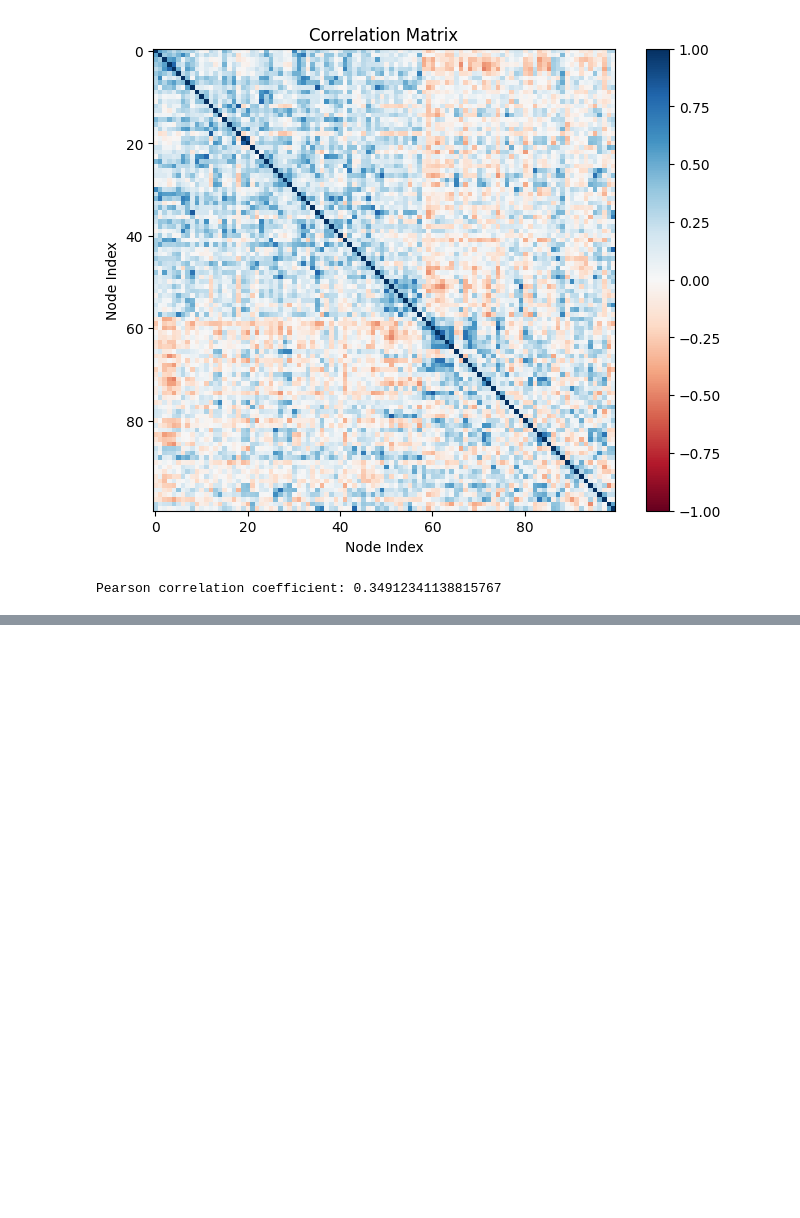
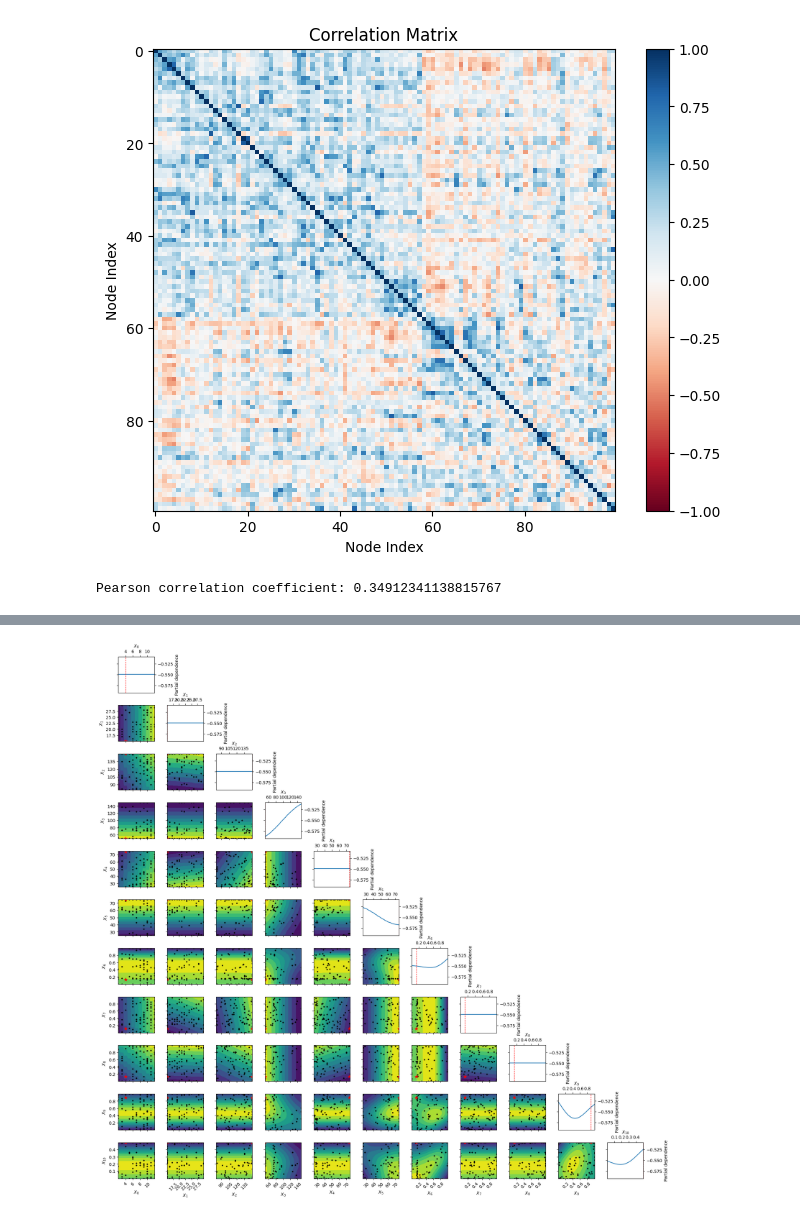
Before and after one commit to emias12/FinalYearProject, a Jupyter notebook: Jansen&Rit.ipynb, the cells around one changed output, grey strips where cells are left out. Drawn from its saved outputs; the diff is of its cells as text; code cells hidden in the pictures; blank space fills up the shorter version.

```diff
--- a/Jansen&Rit.ipynb
+++ b/Jansen&Rit.ipynb
@@ -249,3 +249,10 @@ Pearson correlation coefficient: 0.34912341138815767
 # pearson_corr = np.corrcoef(np.ravel(FC_matrix), np.ravel(observed_fc_matrix))[0, 1]
 
 # print("Pearson correlation coefficient:", pearson_corr)
+# %%
+import pickle
+import skopt.plots as skplt
+%run OptimiseFunctions.py
+
+with open('eeg_res.pkl', 'rb') as f:
+    eeg_res = pickle.load(f)
@@ -251,0 +279,12 @@ Pearson correlation coefficient: 0.34912341138815767
+# %%
+import pickle
+import skopt.plots as skplt
+%run OptimiseFunctions.py
+
+with open('eeg_res.pkl', 'rb') as f:
+    eeg_res = pickle.load(f)
+
+skplt.plot_objective(eeg_res, levels=11, n_samples=600)
+plt.show()
+# %% [output]
+[figure, added]
```
Also changed, not shown: parts of 2 cells of this notebook, 8 other files.
